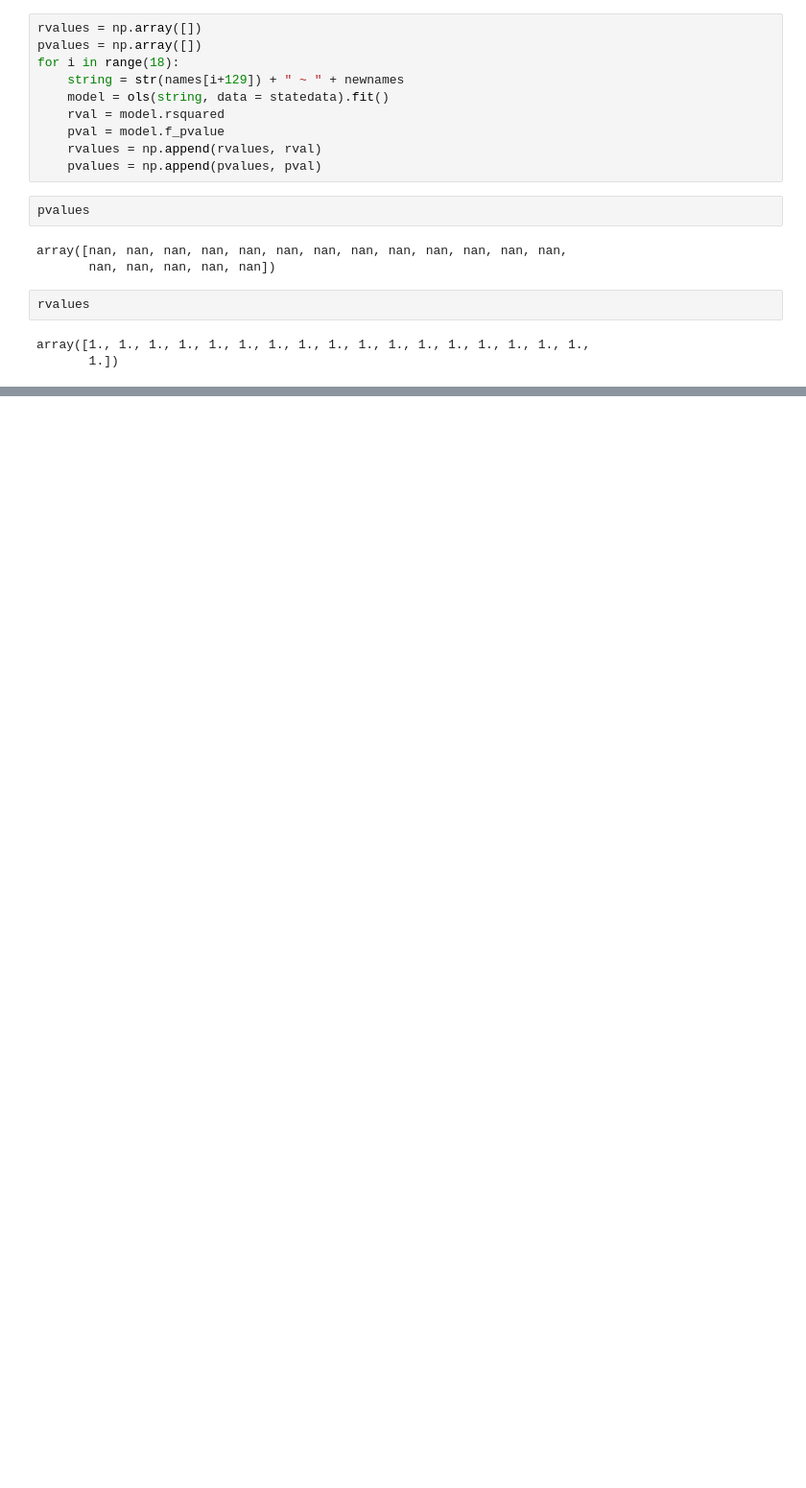
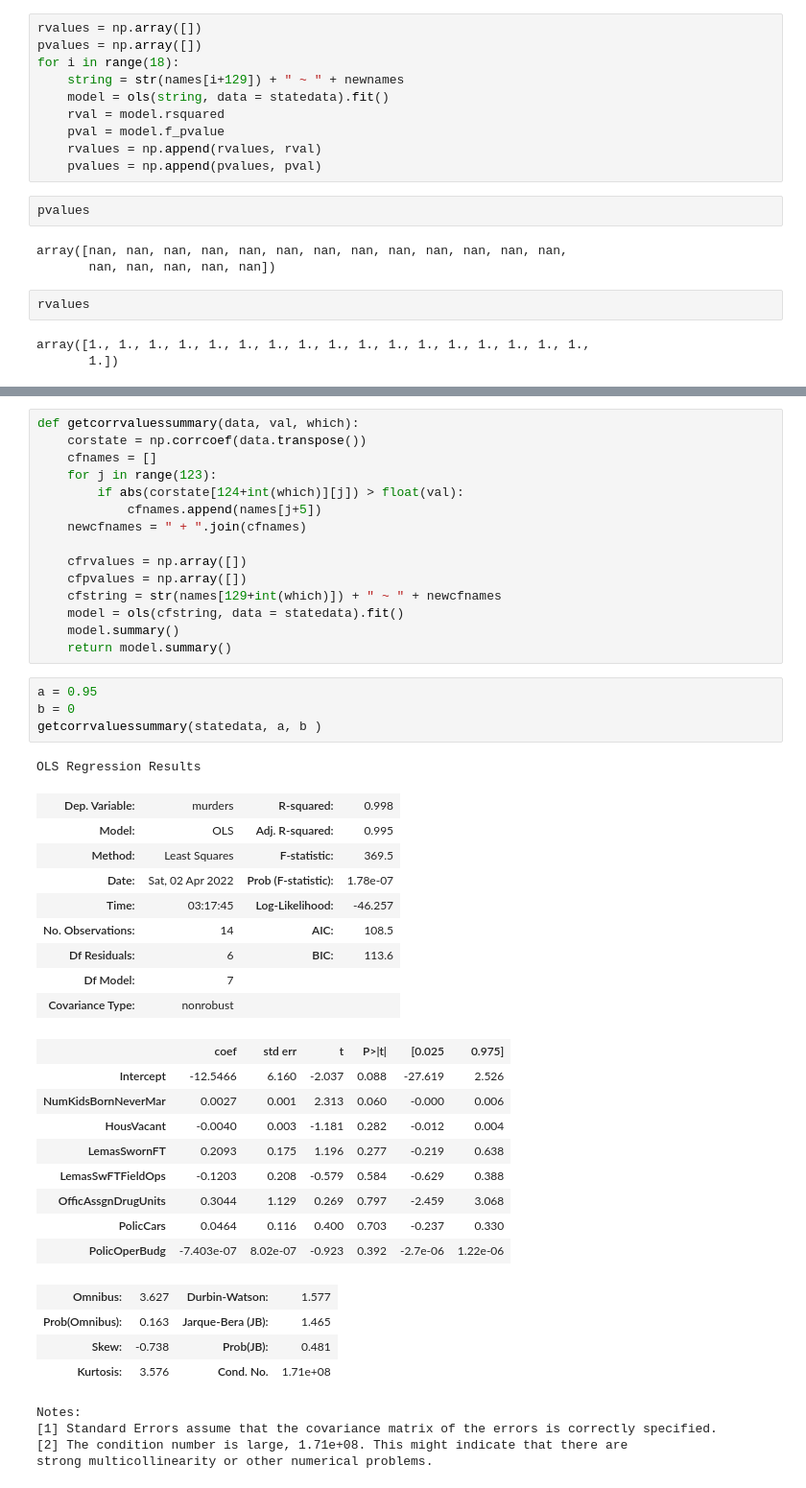
Before and after one commit to Lambd4Velorum/StatisticalDataAnalysis, a Jupyter notebook: HomeWork2.ipynb, the cells around one changed output, grey strips where cells are left out. Shown at 96% size. Cells and saved outputs as stored; diff of their text form; blank space fills up the shorter version.

```diff
--- a/HomeWork2.ipynb
+++ b/HomeWork2.ipynb
@@ -349,0 +490,47 @@ array([1., 1., 1., 1., 1., 1., 1., 1., 1., 1., 1., 1., 1., 1., 1., 1., 1.,
+# %%
+def getcorrvaluessummary(data, val, which):
+    corstate = np.corrcoef(data.transpose())
+    cfnames = []
+    for j in range(123):
+        if abs(corstate[124+int(which)][j]) > float(val):
+            cfnames.append(names[j+5])
+    newcfnames = " + ".join(cfnames)
+
+    cfrvalues = np.array([])
+    cfpvalues = np.array([])
+    cfstring = str(names[129+int(which)]) + " ~ " + newcfnames
+    model = ols(cfstring, data = statedata).fit()
+    model.summary()
+    return model.summary()
+# %%
+a = 0.95
+b = 0
+getcorrvaluessummary(statedata, a, b )
+# %% [output]
+OLS Regression Results
+| Dep. Variable: | murders | R-squared: | 0.998 |
+| Model: | OLS | Adj. R-squared: | 0.995 |
+| Method: | Least Squares | F-statistic: | 369.5 |
+| Date: | Sat, 02 Apr 2022 | Prob (F-statistic): | 1.78e-07 |
+| Time: | 03:17:45 | Log-Likelihood: | -46.257 |
+| No. Observations: | 14 | AIC: | 108.5 |
+| Df Residuals: | 6 | BIC: | 113.6 |
+| Df Model: | 7 |  |  |
+| Covariance Type: | nonrobust |  |  |
+|  | coef | std err | t | P>|t| | [0.025 | 0.975] |
+| Intercept | -12.5466 | 6.160 | -2.037 | 0.088 | -27.619 | 2.526 |
+| NumKidsBornNeverMar | 0.0027 | 0.001 | 2.313 | 0.060 | -0.000 | 0.006 |
+| HousVacant | -0.0040 | 0.003 | -1.181 | 0.282 | -0.012 | 0.004 |
+| LemasSwornFT | 0.2093 | 0.175 | 1.196 | 0.277 | -0.219 | 0.638 |
+| LemasSwFTFieldOps | -0.1203 | 0.208 | -0.579 | 0.584 | -0.629 | 0.388 |
+| OfficAssgnDrugUnits | 0.3044 | 1.129 | 0.269 | 0.797 | -2.459 | 3.068 |
+| PolicCars | 0.0464 | 0.116 | 0.400 | 0.703 | -0.237 | 0.330 |
+| PolicOperBudg | -7.403e-07 | 8.02e-07 | -0.923 | 0.392 | -2.7e-06 | 1.22e-06 |
+| Omnibus: | 3.627 | Durbin-Watson: | 1.577 |
+| Prob(Omnibus): | 0.163 | Jarque-Bera (JB): | 1.465 |
+| Skew: | -0.738 | Prob(JB): | 0.481 |
+| Kurtosis: | 3.576 | Cond. No. | 1.71e+08 |
+Notes:
+[1] Standard Errors assume that the covariance matrix of the errors is correctly specified.
+[2] The condition number is large, 1.71e+08. This might indicate that there are
+strong multicollinearity or other numerical problems.
```
Also changed, not shown: parts of 29 cells of this notebook.
